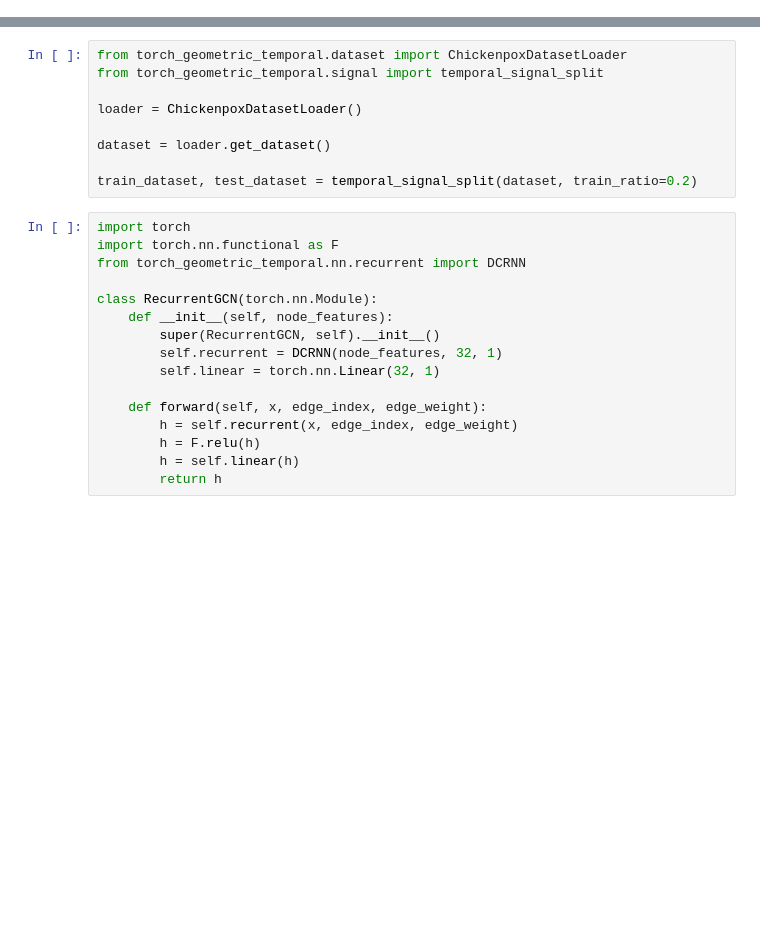
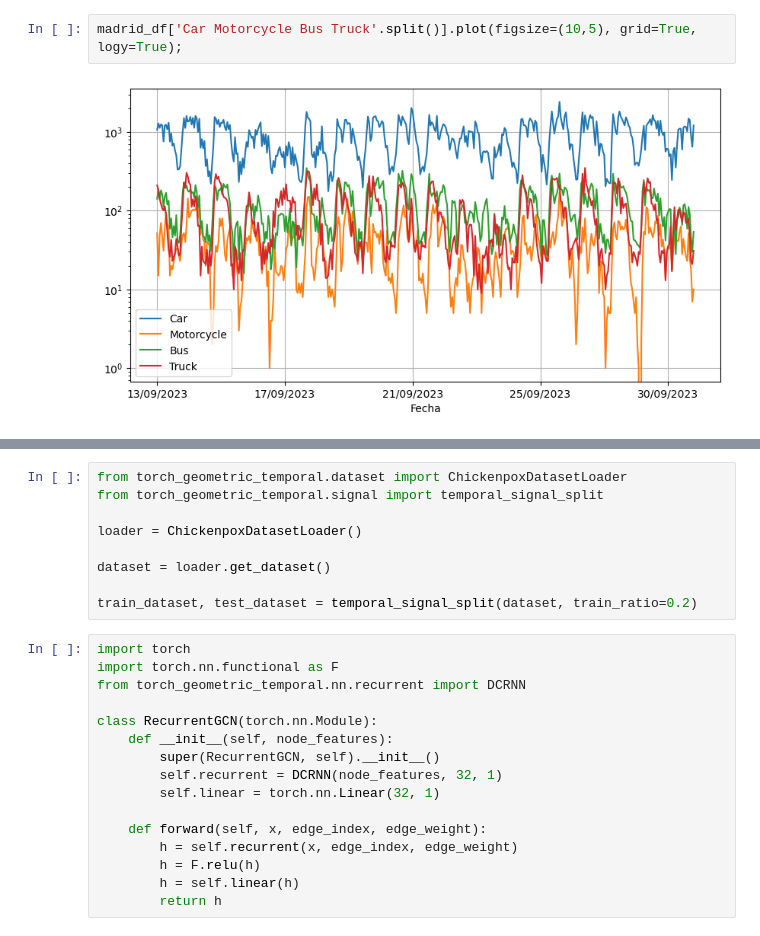
Before and after one commit to fterroso/airpollution_gnn_uca_upct, a Jupyter notebook: 01_data_preprocessing.ipynb, the cells around one changed output, grey strips where cells are left out. Cells and saved outputs as stored; diff of their text form; blank space fills up the shorter version.

```diff
--- a/01_data_preprocessing.ipynb
+++ b/01_data_preprocessing.ipynb
@@ -0,0 +66,4 @@
+# %%
+madrid_df['Car Motorcycle Bus Truck'.split()].plot(figsize=(10,5), grid=True, logy=True);
+# %% [output]
+[figure, added]
```
Also changed, not shown: parts of 17 cells of this notebook.
